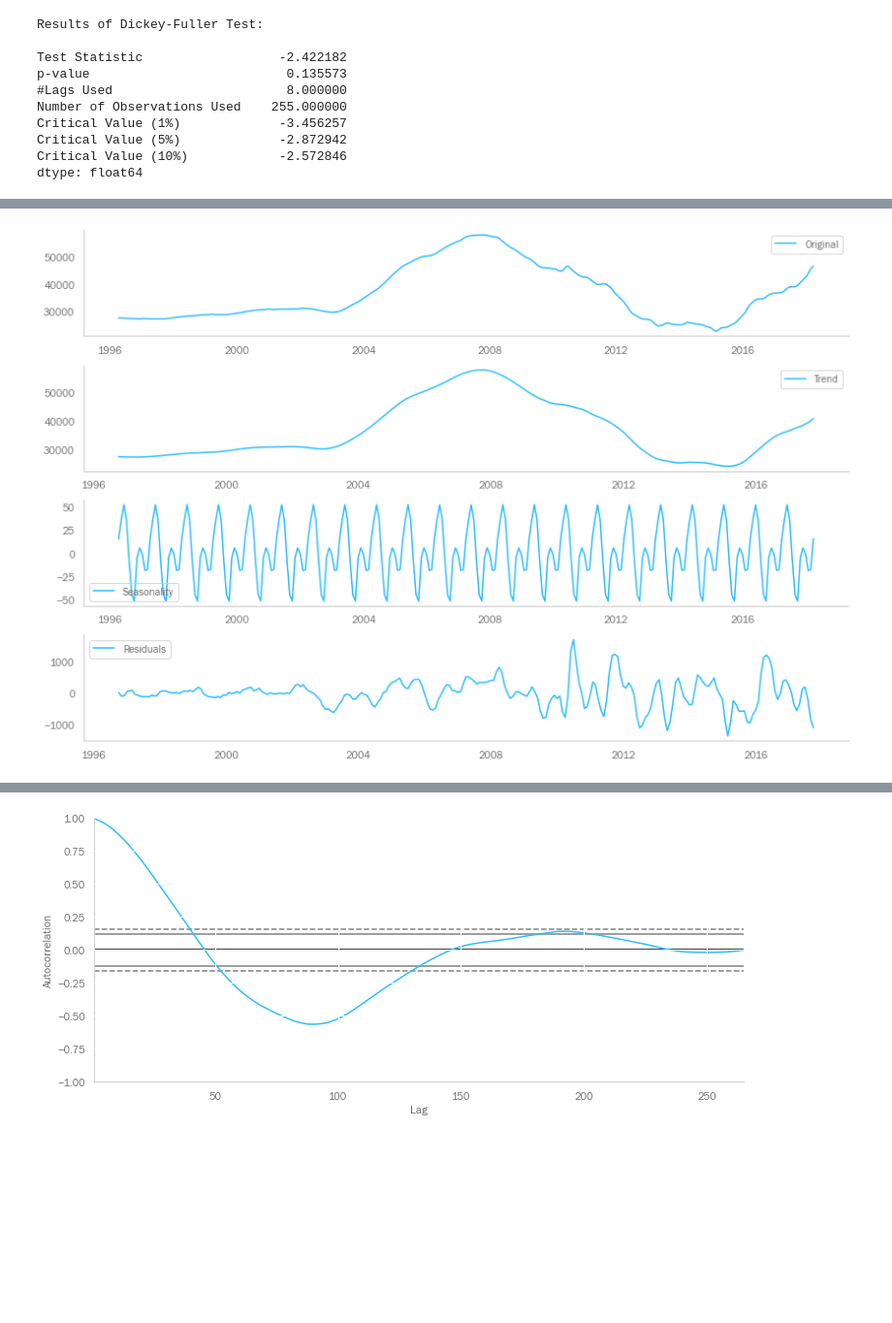
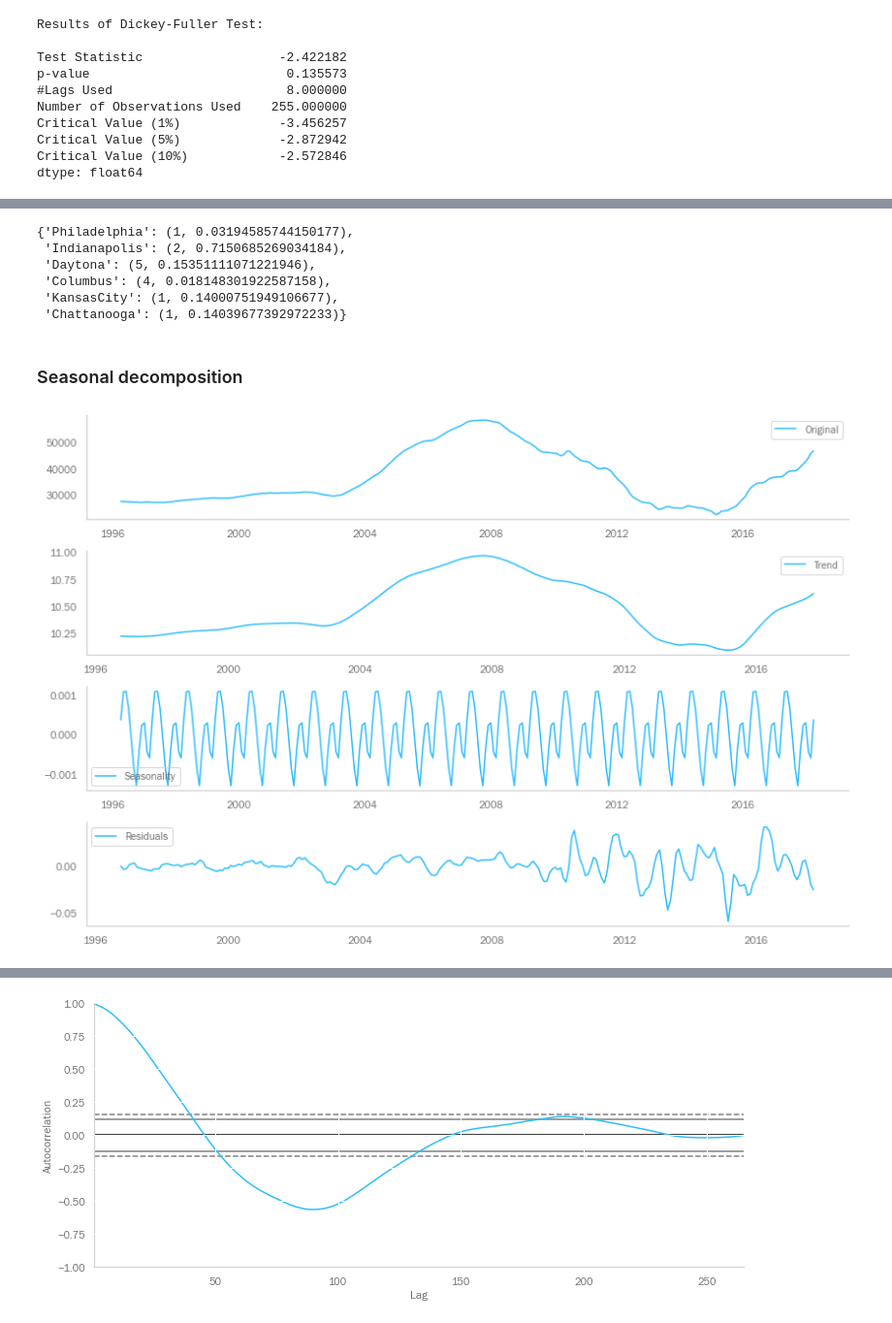
Before and after one commit to melodygr/Time_Series_project, a Jupyter notebook: Time_Series_Project.ipynb, the cells around one changed output, grey strips where cells are left out. Shown at 97% size. Saved outputs shown, nothing was run; the diff lists cells and outputs as text; code cells hidden in the pictures; blank space fills up the shorter version.

Commit message:
final models

```diff
--- a/Time_Series_Project.ipynb
+++ b/Time_Series_Project.ipynb
@@ -812,31 +909,59 @@ dtype: float64
+# %%
+# I'm going to get my best difference parameter within 0-5
+def find_all_best_log_differences(dfs, names):
+    best_scores={}
+    for idx, df in enumerate(dfs):
+        lowest_score=1 # These are p-values so 1 is the highest
+        for i in range(0,6):
+            difference = (np.log(df)).diff(periods=i)
+            dftest = adfuller(difference[i:])
+            if dftest[1] < lowest_score:
+                lowest_score = dftest[1]
+                best_combo=(i,lowest_score)
+        best_scores[names[idx]] = best_combo
+    return best_scores
+
+best_diff = find_all_best_log_differences(all_dfs,names)
+best_diff
+# %% [output]
+{'Philadelphia': (1, 0.03194585744150177),
+ 'Indianapolis': (2, 0.7150685269034184),
+ 'Daytona': (5, 0.15351111071221946),
+ 'Columbus': (4, 0.018148301922587158),
+ 'KansasCity': (1, 0.14000751949106677),
+ 'Chattanooga': (1, 0.14039677392972233)}
+# %% [markdown]
+### Seasonal decomposition
 # %%
+# I will be using logged and difference data in the models but would like to look at how decomposition works for EDA
+
 # Import and apply seasonal_decompose()
 from statsmodels.tsa.seasonal import seasonal_decompose
-decomposition = seasonal_decompose(Philly_melted)#(np.log(Philly_melted))
+decomposition = seasonal_decompose(np.log(Philly_melted))
 
 # Gather the trend, seasonality, and residuals
 trend = decomposition.trend
 seasonal = decomposition.seasonal
 residual = decomposition.resid
 
 # Plot gathered statistics
 plt.figure(figsize=(12,8))
 plt.subplot(411)
 plt.plot(Philly_melted, label='Original')#np.log(ts)
 plt.legend(loc='best')
 plt.subplot(412)
 plt.plot(trend, label='Trend')
 plt.legend(loc='best')
 plt.subplot(413)
 plt.plot(seasonal,label='Seasonality')
 plt.legend(loc='best')
 plt.subplot(414)
 plt.plot(residual, label='Residuals')
 plt.legend(loc='best')
 plt.savefig('Images/decomposition.png')
 plt.tight_layout()
 # %% [output]
-[figure, old version]
+[figure, new version]
 # %%
 # Drop missing values from residuals
 Philly_residuals = residual
```
Also changed, not shown: parts of 91 cells of this notebook, 18 other files.
